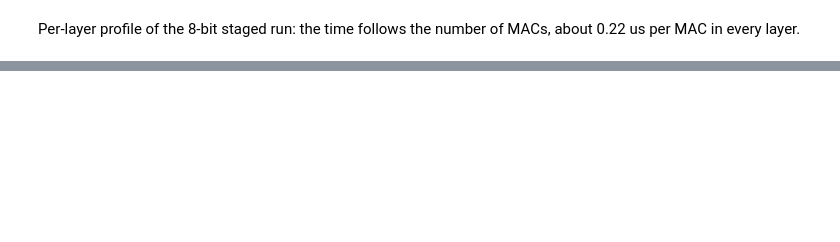
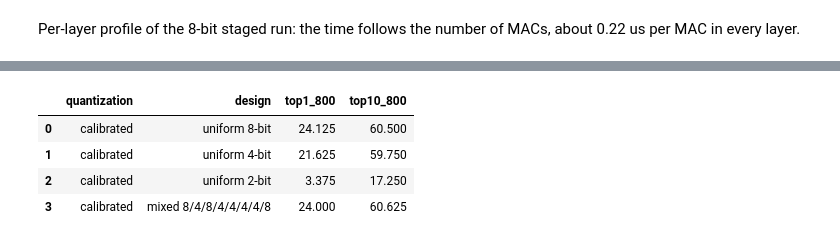
Before and after one commit to devjwk/cpre487lab5, a Jupyter notebook: util/lab5_06.ipynb, the cells around one changed output, grey strips where cells are left out. Saved outputs shown, nothing was run; the diff lists cells and outputs as text; code cells hidden in the pictures; blank space fills up the shorter version.

```diff
--- a/util/lab5_06.ipynb
+++ b/util/lab5_06.ipynb
@@ -158,0 +430,17 @@ p[["layer", "type", "macs", "software_ms", "mac_unit_ms", "us_per_MAC", "share_%
+# %%
+import json
+accuracy_path = Path("mixed_precision_results_800.json") if Path("mixed_precision_results_800.json").exists() else Path("util/mixed_precision_results_800.json")
+accuracy_data = json.loads(accuracy_path.read_text())
+accuracy_table = pd.DataFrame([
+    dict(quantization="calibrated", design=f"uniform {b}-bit", top1_800=accuracy_data[str(b)][0], top10_800=accuracy_data[str(b)][1])
+    for b in (8, 4, 2)
+] + [dict(quantization="calibrated", design="mixed 8/4/8/4/4/4/4/8",
+          top1_800=accuracy_data["mixed_8_4_8_4_4_4_4_8"][0],
+          top10_800=accuracy_data["mixed_8_4_8_4_4_4_4_8"][1])])
+accuracy_table
+# %% [output]
+|  | quantization | design | top1_800 | top10_800 |
+| 0 | calibrated | uniform 8-bit | 24.125 | 60.500 |
+| 1 | calibrated | uniform 4-bit | 21.625 | 59.750 |
+| 2 | calibrated | uniform 2-bit | 3.375 | 17.250 |
+| 3 | calibrated | mixed 8/4/8/4/4/4/4/8 | 24.000 | 60.625 |
```
Also changed, not shown: parts of 21 cells of this notebook, 4 other files.
